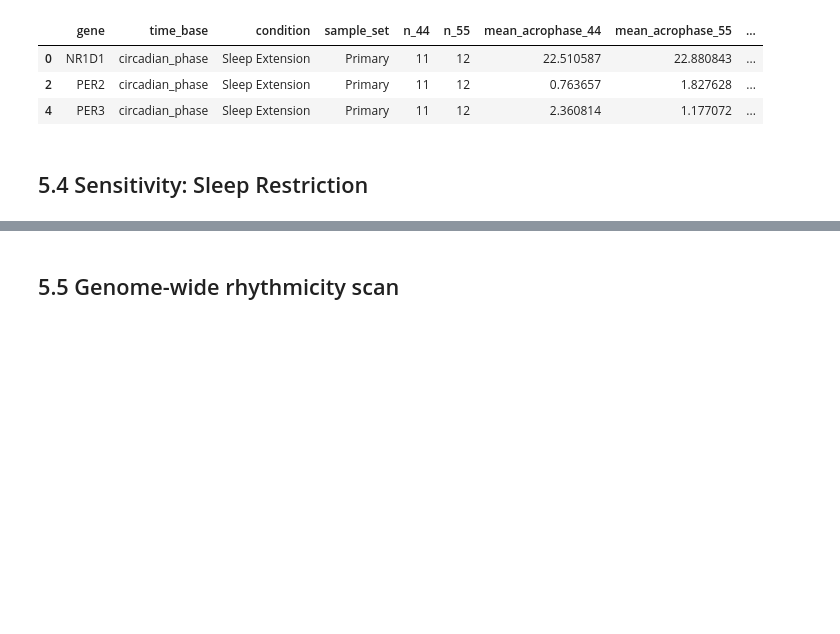
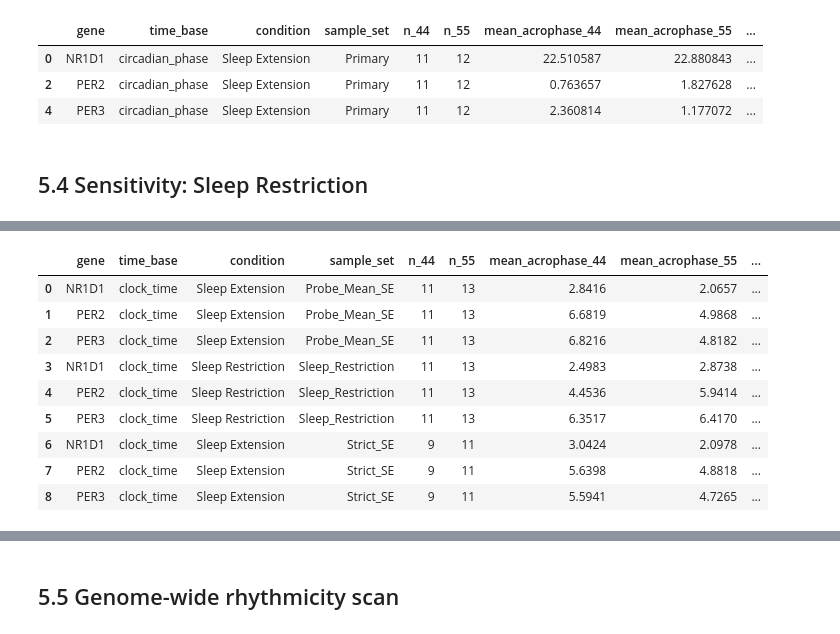
Before and after one commit to CKmellow/per3-genotype-clock-gene-timing, a Jupyter notebook: notebooks/PER3_clock_timing.ipynb, the cells around one changed output, grey strips where cells are left out. Cells and saved outputs as stored; diff of their text form; code cells hidden in the pictures; blank space fills up the shorter version.

Commit message:
Completed 5.4: Sensitivity analysis

```diff
--- a/notebooks/PER3_clock_timing.ipynb
+++ b/notebooks/PER3_clock_timing.ipynb
@@ -987,0 +1098,94 @@ Circadian-phase comparison results saved.
+# %%
+sensitivity_comparisons = []
+
+for sample_set, dataset in sensitivity_acrophases.groupby("sample_set"):
+
+    for gene, group in dataset.groupby("gene"):
+
+        # Separate the two genotype groups
+        group_44 = group.loc[
+            group["per3_genotype"] == "4/4", "acrophase_h"
+        ].dropna().to_numpy()
+
+        group_55 = group.loc[
+            group["per3_genotype"] == "5/5", "acrophase_h"
+        ].dropna().to_numpy()
+
+        group_44 = group_44[np.isfinite(group_44)]
+        group_55 = group_55[np.isfinite(group_55)]
+
+        # Circular mean peak times
+        mean_44 = circstats.circular_mean_h(group_44)
+        mean_55 = circstats.circular_mean_h(group_55)
+
+        # Difference: 5/5 minus 4/4
+        shift = circstats.circular_diff_h(mean_55, mean_44)
+
+        # Statistical tests
+        permutation = circstats.permutation_test_acrophase(
+            group_55, group_44, n_perm=10_000
+        )
+
+        ci_lower, ci_upper = circstats.bootstrap_ci_diff_h(
+            group_55, group_44, n_boot=10_000
+        )
+
+        ww = circstats.watson_williams_test(
+            group_44, group_55
+        )
+
+        sensitivity_comparisons.append({
+            "gene": gene,
+            "time_base": "clock_time",
+            "condition": (
+                "Sleep Restriction"
+                if sample_set == "Sleep_Restriction"
+                else "Sleep Extension"
+            ),
+            "sample_set": sample_set,
+            "n_44": len(group_44),
+            "n_55": len(group_55),
+            "mean_acrophase_44": mean_44,
+            "mean_acrophase_55": mean_55,
+            "shift_h": shift,
+            "ci_lower": ci_lower,
+            "ci_upper": ci_upper,
+            "permutation_p": permutation["p"],
+            "watson_williams_p": ww["p"]
+        })
+
+# Create the sensitivity comparison table
+sensitivity_tests = pd.DataFrame(sensitivity_comparisons)
+
+# Apply FDR correction separately within each sensitivity dataset
+for sample_set in sensitivity_tests["sample_set"].unique():
+
+    mask = sensitivity_tests["sample_set"] == sample_set
+
+    sensitivity_tests.loc[mask, "permutation_q"] = multipletests(
+        sensitivity_tests.loc[mask, "permutation_p"],
+        method="fdr_bh"
+    )[1]
+
+    sensitivity_tests.loc[mask, "watson_williams_q"] = multipletests(
+        sensitivity_tests.loc[mask, "watson_williams_p"],
+        method="fdr_bh"
+    )[1]
+
+# Display results
+display(
+    sensitivity_tests.sort_values(
+        ["sample_set", "gene"]
+    ).round(4)
+)
+# %% [output]
+|  | gene | time_base | condition | sample_set | n_44 | n_55 | mean_acrophase_44 | mean_acrophase_55 | ... |
+| 0 | NR1D1 | clock_time | Sleep Extension | Probe_Mean_SE | 11 | 13 | 2.8416 | 2.0657 | ... |
+| 1 | PER2 | clock_time | Sleep Extension | Probe_Mean_SE | 11 | 13 | 6.6819 | 4.9868 | ... |
+| 2 | PER3 | clock_time | Sleep Extension | Probe_Mean_SE | 11 | 13 | 6.8216 | 4.8182 | ... |
+| 3 | NR1D1 | clock_time | Sleep Restriction | Sleep_Restriction | 11 | 13 | 2.4983 | 2.8738 | ... |
+| 4 | PER2 | clock_time | Sleep Restriction | Sleep_Restriction | 11 | 13 | 4.4536 | 5.9414 | ... |
+| 5 | PER3 | clock_time | Sleep Restriction | Sleep_Restriction | 11 | 13 | 6.3517 | 6.4170 | ... |
+| 6 | NR1D1 | clock_time | Sleep Extension | Strict_SE | 9 | 11 | 3.0424 | 2.0978 | ... |
+| 7 | PER2 | clock_time | Sleep Extension | Strict_SE | 9 | 11 | 5.6398 | 4.8818 | ... |
+| 8 | PER3 | clock_time | Sleep Extension | Strict_SE | 9 | 11 | 5.5941 | 4.7265 | ... |
```
Also changed, not shown: parts of 13 cells of this notebook.
